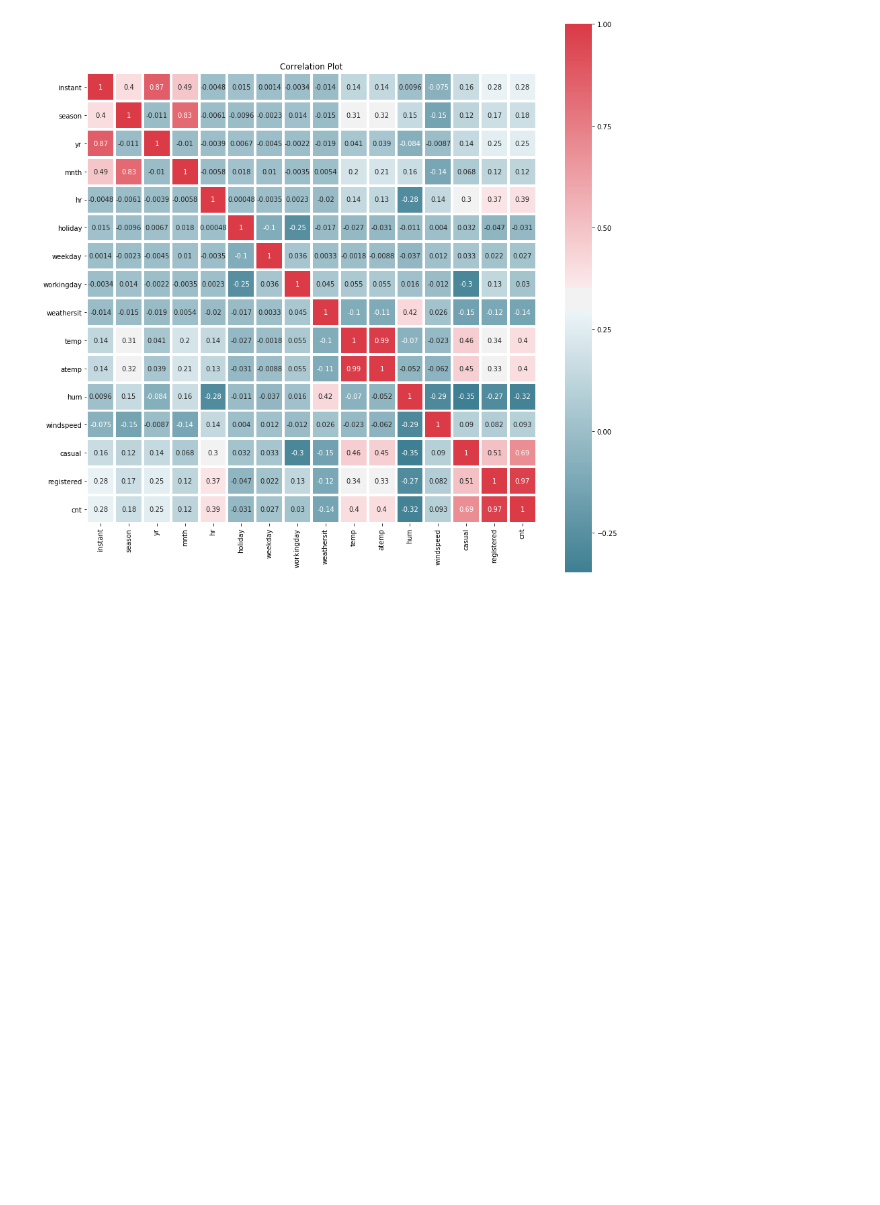
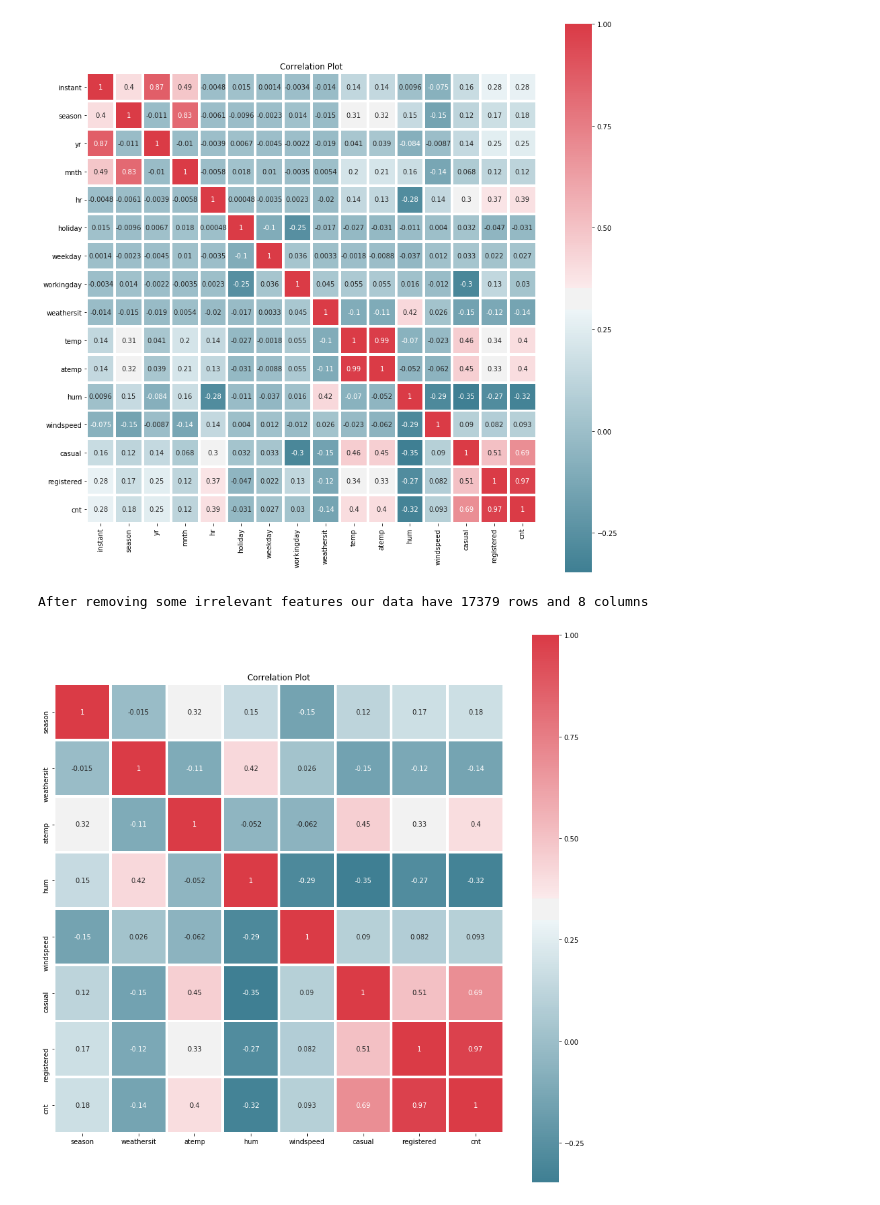
Before and after one commit to sabasajjadi/Bikeshare, a Jupyter notebook: Notebooks/Bikeshare.ipynb, the cells around one changed output. Drawn from its saved outputs; the diff is of its cells as text; code cells hidden in the pictures; blank space fills up the shorter version.

```diff
--- a/Notebooks/Bikeshare.ipynb
+++ b/Notebooks/Bikeshare.ipynb
@@ -69,3 +69,20 @@ sns.heatmap(df.corr(), mask=np.zeros_like(df.corr(), dtype=np.bool), cmap=sns.di
 plt.show()
 # %% [output]
 [figure]
+# %%
+#removing irrelevant fetaures basedon correlation
+columns=["instant", "dteday", "yr", "mnth", "hr", "holiday", "weekday", "workingday", "temp"]
+
+df= df.drop(columns, axis=1)
+# %%
+print("After removing some irrelevant features our data have {} rows and {} columns" .format(df.shape[0], df.shape[1]))
+# %% [output]
+After removing some irrelevant features our data have 17379 rows and 8 columns
+# %%
+fig, ax =plt.subplots(figsize=(15, 15))
+plt.title("Correlation Plot")
+sns.heatmap(df.corr(), mask=np.zeros_like(df.corr(), dtype=np.bool), cmap=sns.diverging_palette(220, 10, as_cmap=True),
+            square=True, ax=ax, annot=True,linewidths=3)
+plt.show()
+# %% [output]
+[figure, added]
```
Also changed, not shown: parts of 6 cells of this notebook.
